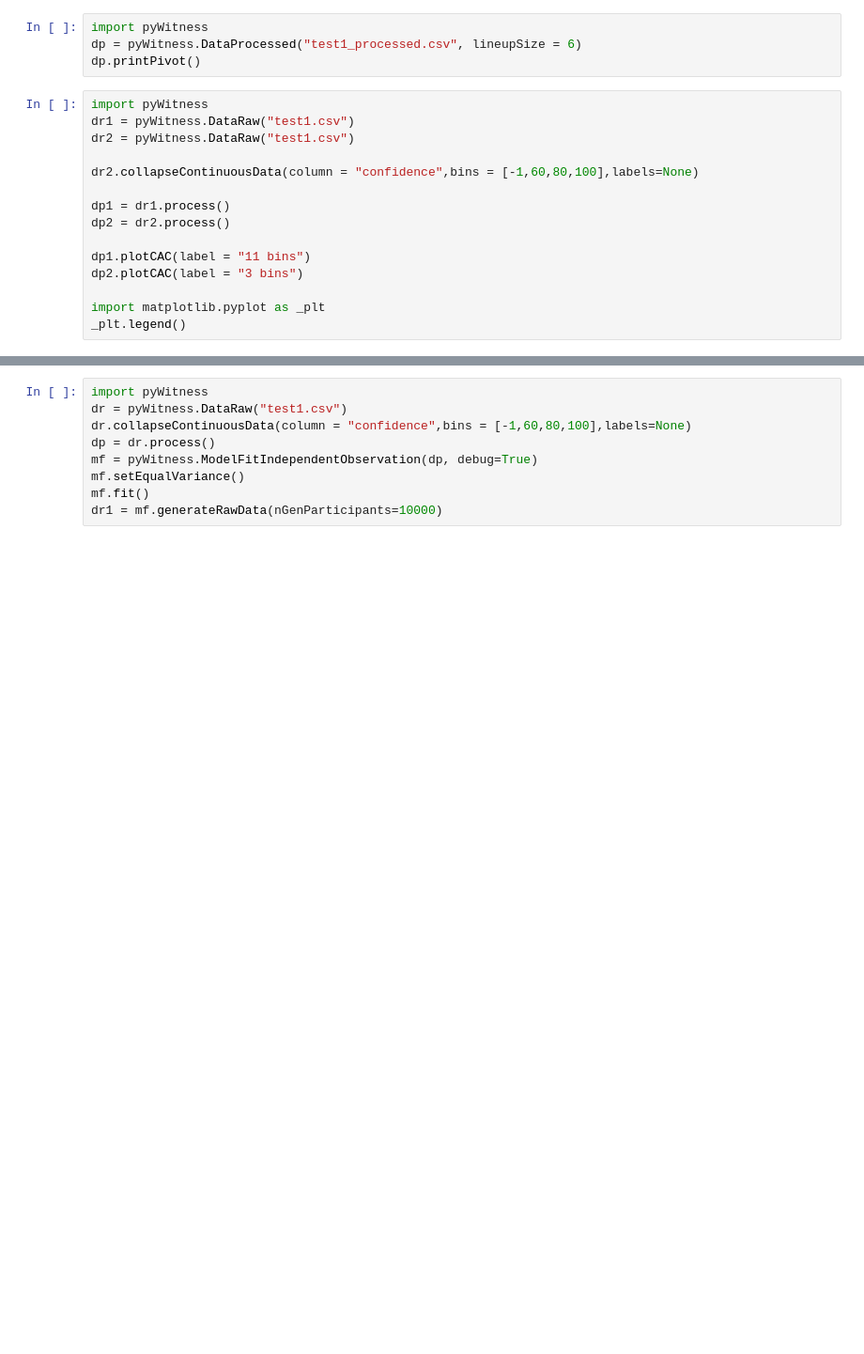
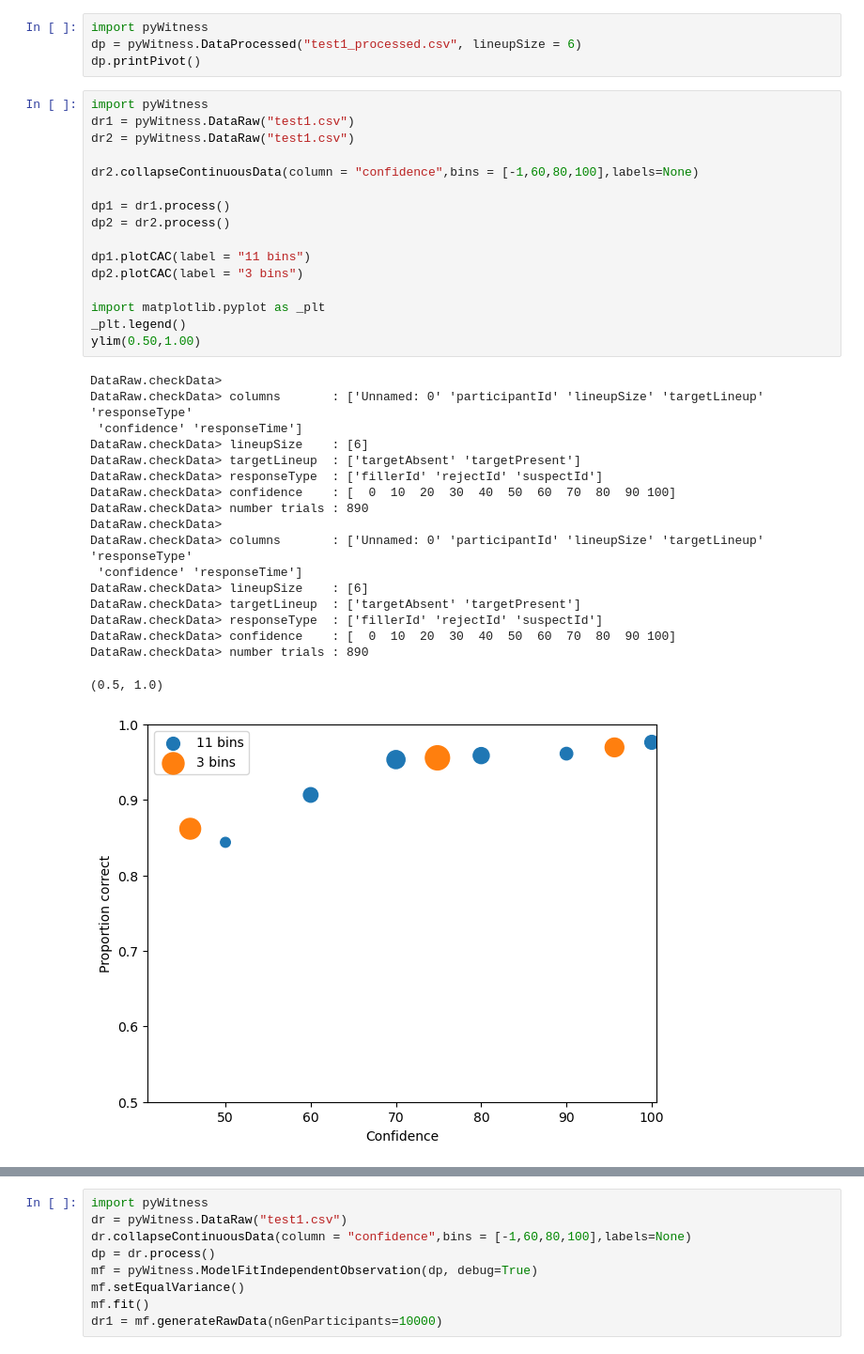
Before and after one commit to lmickes/pyWitness, a Jupyter notebook: data/tutorial/manual.ipynb, the cells around one changed output, grey strips where cells are left out. Shown at 94% size. Cells and saved outputs as stored; diff of their text form; blank space fills up the shorter version.

```diff
--- a/data/tutorial/manual.ipynb
+++ b/data/tutorial/manual.ipynb
@@ -364,15 +424,35 @@ dp.printPivot()
 # %%
 import pyWitness
 dr1 = pyWitness.DataRaw("test1.csv")
 dr2 = pyWitness.DataRaw("test1.csv")
 
 dr2.collapseContinuousData(column = "confidence",bins = [-1,60,80,100],labels=None)
 
 dp1 = dr1.process()
 dp2 = dr2.process()
 
 dp1.plotCAC(label = "11 bins")
 dp2.plotCAC(label = "3 bins")
 
 import matplotlib.pyplot as _plt
 _plt.legend()
+ylim(0.50,1.00)
+# %% [output]
+DataRaw.checkData>
+DataRaw.checkData> columns       : ['Unnamed: 0' 'participantId' 'lineupSize' 'targetLineup' 'responseType'
+ 'confidence' 'responseTime']
+DataRaw.checkData> lineupSize    : [6]
+DataRaw.checkData> targetLineup  : ['targetAbsent' 'targetPresent']
+DataRaw.checkData> responseType  : ['fillerId' 'rejectId' 'suspectId']
+DataRaw.checkData> confidence    : [  0  10  20  30  40  50  60  70  80  90 100]
+DataRaw.checkData> number trials : 890
+DataRaw.checkData>
+DataRaw.checkData> columns       : ['Unnamed: 0' 'participantId' 'lineupSize' 'targetLineup' 'responseType'
+ 'confidence' 'responseTime']
+DataRaw.checkData> lineupSize    : [6]
+DataRaw.checkData> targetLineup  : ['targetAbsent' 'targetPresent']
+DataRaw.checkData> responseType  : ['fillerId' 'rejectId' 'suspectId']
+DataRaw.checkData> confidence    : [  0  10  20  30  40  50  60  70  80  90 100]
+DataRaw.checkData> number trials : 890
+(0.5, 1.0)
+[figure, added]
```
Also changed, not shown: parts of 36 cells of this notebook, 1 other file.
